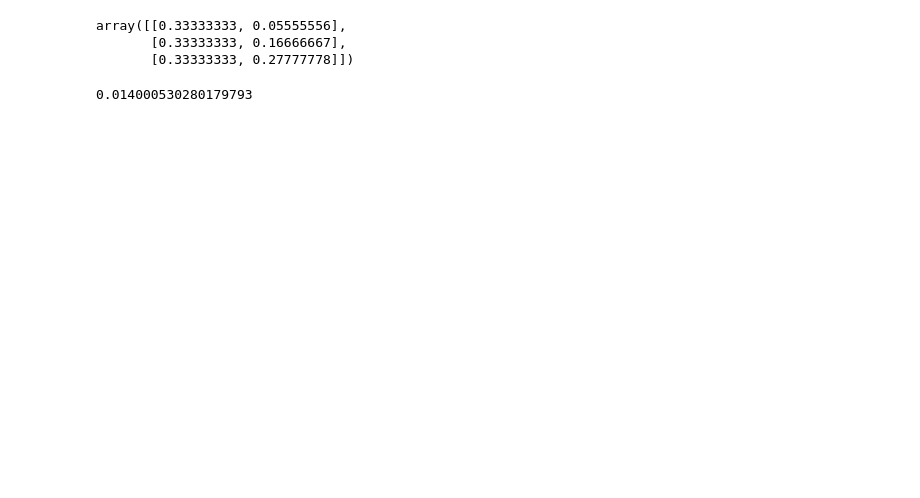
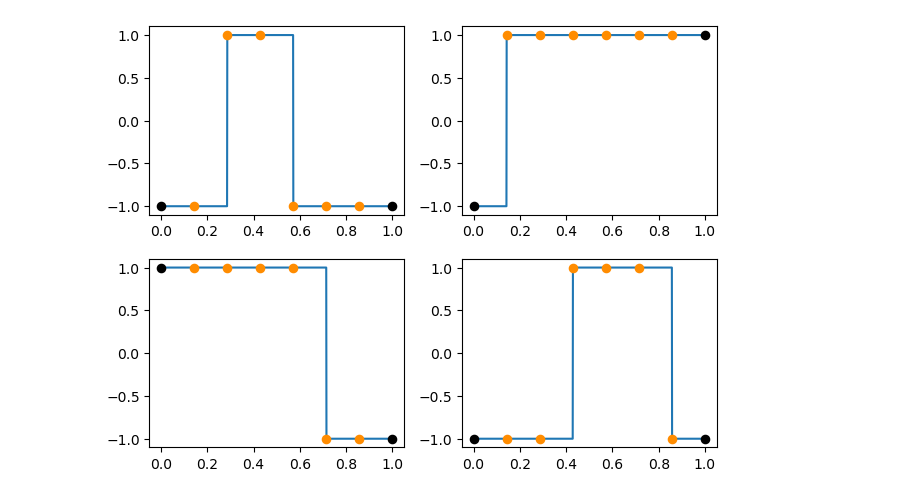
Before and after one commit to TedOiler/dexpy, a Jupyter notebook: test_michaelidis.ipynb, the cells around one changed output. Cells and saved outputs as stored; diff of their text form; code cells hidden in the pictures; blank space fills up the shorter version.

```diff
--- a/test_michaelidis.ipynb
+++ b/test_michaelidis.ipynb
@@ -91,0 +92,3 @@ quad(lambda t: (step(t, w=[0,1,-1]))*(polynomial(t, p=0) + polynomial(t, p=1)),
+# %%
+elements = lambda n, p, l1=0: quad(lambda t: (indicator(t, l=l1/n, u=(l1+1)/n))*(polynomial(t, p=p)), 0, 1)[0]
+calc_basis_matrix = lambda x_basis, b_basis: np.array([[elements(n=16, p=p, l1=l1) for p in range(b_basis)] for l1 in range(x_basis)])
@@ -102,11 +123,0 @@ w = [1, 1, 1]
-# %%
-J_cb = np.array([
-       [quad(lambda t: (indicator(t,l=0, u=1/3)*w[0])*(polynomial(t, p=0)), 0,1)[0], quad(lambda t: (indicator(t,l=0, u=1/3)*w[0])*(polynomial(t, p=1)), 0,1)[0]],
-       [quad(lambda t: (indicator(t,l=1/3, u=2/3)*w[1])*(polynomial(t, p=0)), 0,1)[0], quad(lambda t: (indicator(t,l=1/3, u=2/3)*w[1])*(polynomial(t, p=1)), 0,1)[0]],
-       [quad(lambda t: (indicator(t,l=2/3, u=1)*w[2])*(polynomial(t, p=0)), 0,1)[0], quad(lambda t: (indicator(t,l=2/3, u=1)*w[2])*(polynomial(t, p=1)), 0,1)[0]]
-])
-J_cb
-# %% [output]
-array([[0.33333333, 0.05555556],
-       [0.33333333, 0.16666667],
-       [0.33333333, 0.27777778]])
@@ -115,4 +124,15 @@ Gamma = np.random.rand(4,3)
-# %%
-np.linalg.det(J_cb.T @ Gamma.T @ Gamma @ J_cb)
-# %% [output]
-0.014000530280179793
+# %%
+J_cb = calc_basis_matrix(x_basis=7, b_basis=3)
+# %%
+result = cordex(runs=4, feats=J_cb.shape[0], levels=np.linspace(-1, 1, 2).tolist(), epochs=10000, J_cb=J_cb)
+# %%
+fig, ax = plt.subplots(2, 2)
+# plt.subplots_adjust(left=0.125, bottom=0.1, right=0.9, top=0.9, wspace=0.2, hspace=0.3)
+fig.tight_layout()
+plot_basis(ax=ax[0,0], T=T, w=result[0, :].tolist(), f=step)
+plot_basis(ax=ax[0,1], T=T, w=result[1, :].tolist(), f=step)
+plot_basis(ax=ax[1,0], T=T, w=result[2, :].tolist(), f=step)
+plot_basis(ax=ax[1,1], T=T, w=result[3, :].tolist(), f=step)
+plt.show()
+# %% [output]
+[figure, added]
```
Also changed, not shown: parts of 14 cells of this notebook.
